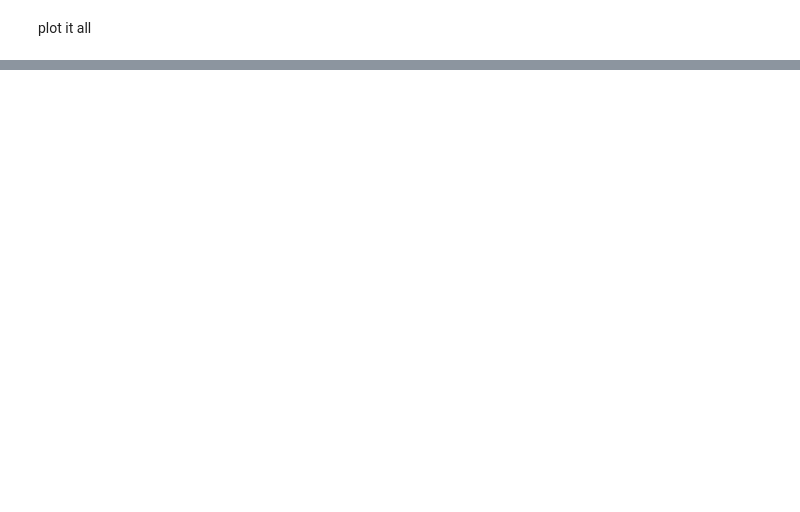
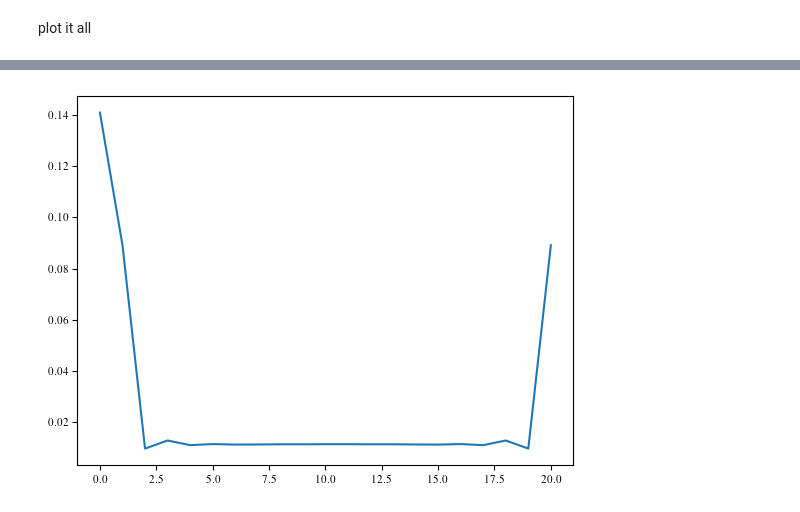
Before and after one commit to dpreuo/alter_surf, a Jupyter notebook: figures_for_the_paper/DLKK_fig.ipynb, the cells around one changed output, grey strips where cells are left out. Cells and saved outputs as stored; diff of their text form; code cells hidden in the pictures; blank space fills up the shorter version.

```diff
--- a/figures_for_the_paper/DLKK_fig.ipynb
+++ b/figures_for_the_paper/DLKK_fig.ipynb
@@ -31,11 +52,0 @@ import pickle
-# %%
-matplotlib.rcParams.update(
-    {
-        "font.size": 10,
-        "text.usetex": True,
-        "font.family": "serif",
-        "font.serif": ["Times"],
-    }
-)
-aps_figwidth = 6.6
-aps_halfwidth = 3.375
@@ -365 +329,35 @@ plt.savefig("spec_dlkk.png", bbox_inches="tight", transparent=True, dpi=350)
+# %%
+# spin splitter
+
+cond_tensor = conductivity_orbital_resolved(
+    Hamil_2D, Lk=40, optimize="path"
+)  # .shape=(localH,x,y)
+
+sum_layers = 2  # sum always n_layers layers up
+len_z = Hparam["len_z"]
+
+
+cond_tensor2 = np.reshape(
+    cond_tensor, (len_z, 2, 2, 2, 2)
+)  # .shape=(layer,spin,sublattice,x,y)
+
+
+# cond_tensor2 = cond_tensor2.reshape(
+#     -1, sum_layers, 2, 2, 2, 2
+# )  # .shape=(layer/sum_layers,sum_layers,sublattice,spin,x,y)
+
+# cond_xx = np.sum(
+#     cond_tensor2[:, :, :, :, 0, 0], axis=(1, 3)
+# )  # .shape=(layer/sum_layers,spin)
+# spin_cond_xx = cond_xx[:, 0] - cond_xx[:, 1]  # difference of spin indices
+# cond0_xx = cond_xx[:, 0] + cond_xx[:, 1]  # total cond: sum of spin indices
+# # indices is fixed by sum_layers
+# layers = np.arange(0, len_z + 1 - sum_layers, sum_layers)
+
+# spin_splitter = 2 * np.arctan(spin_cond_xx / cond0_xx) * 180 / np.pi
+# %%
+plt.plot(cond_tensor2[:, 0, 0, 0, 0])
+plt.show()
+# %% [output]
+[figure, added]
 # %%
```
Also changed, not shown: parts of 21 cells of this notebook, 18 other files.
